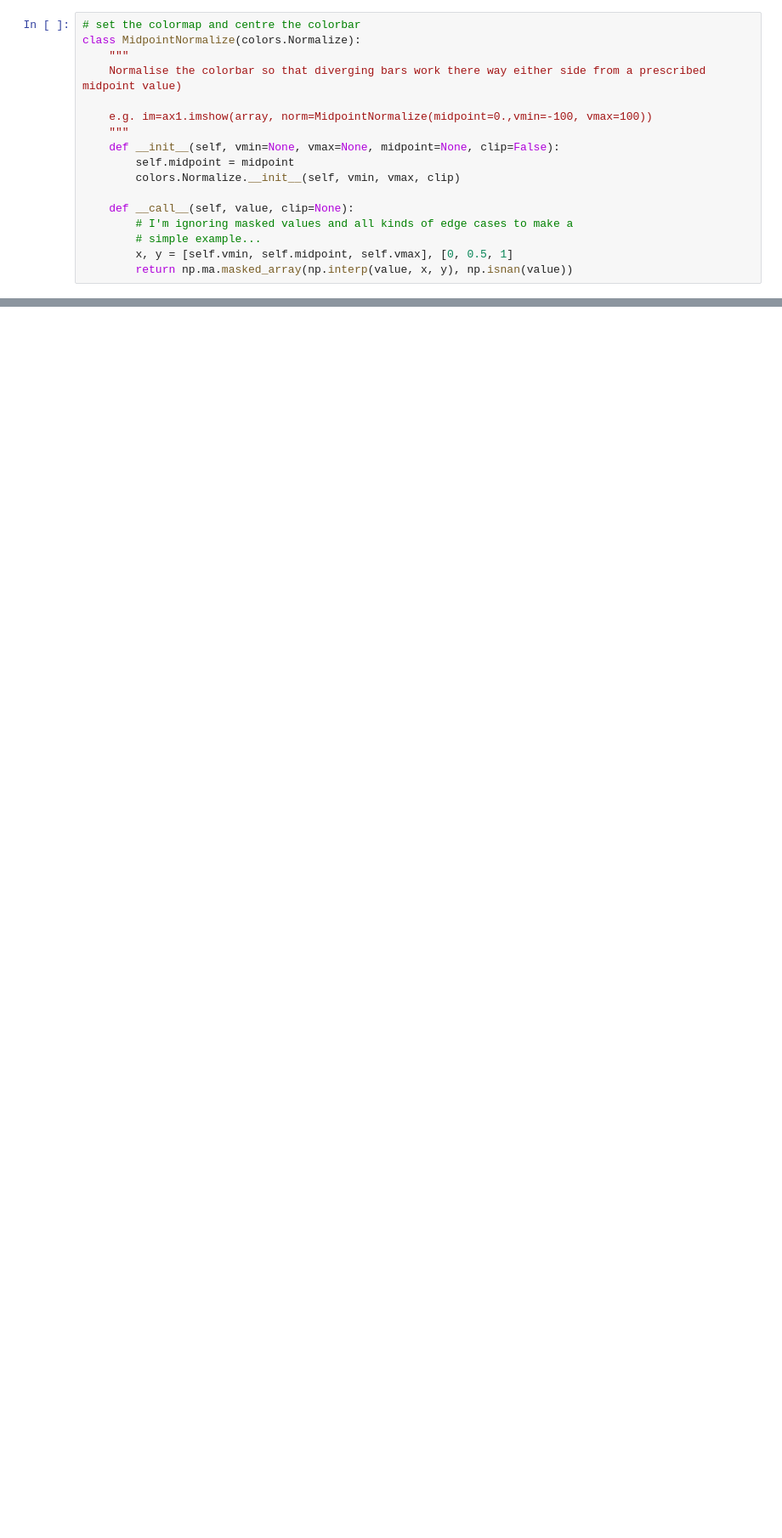
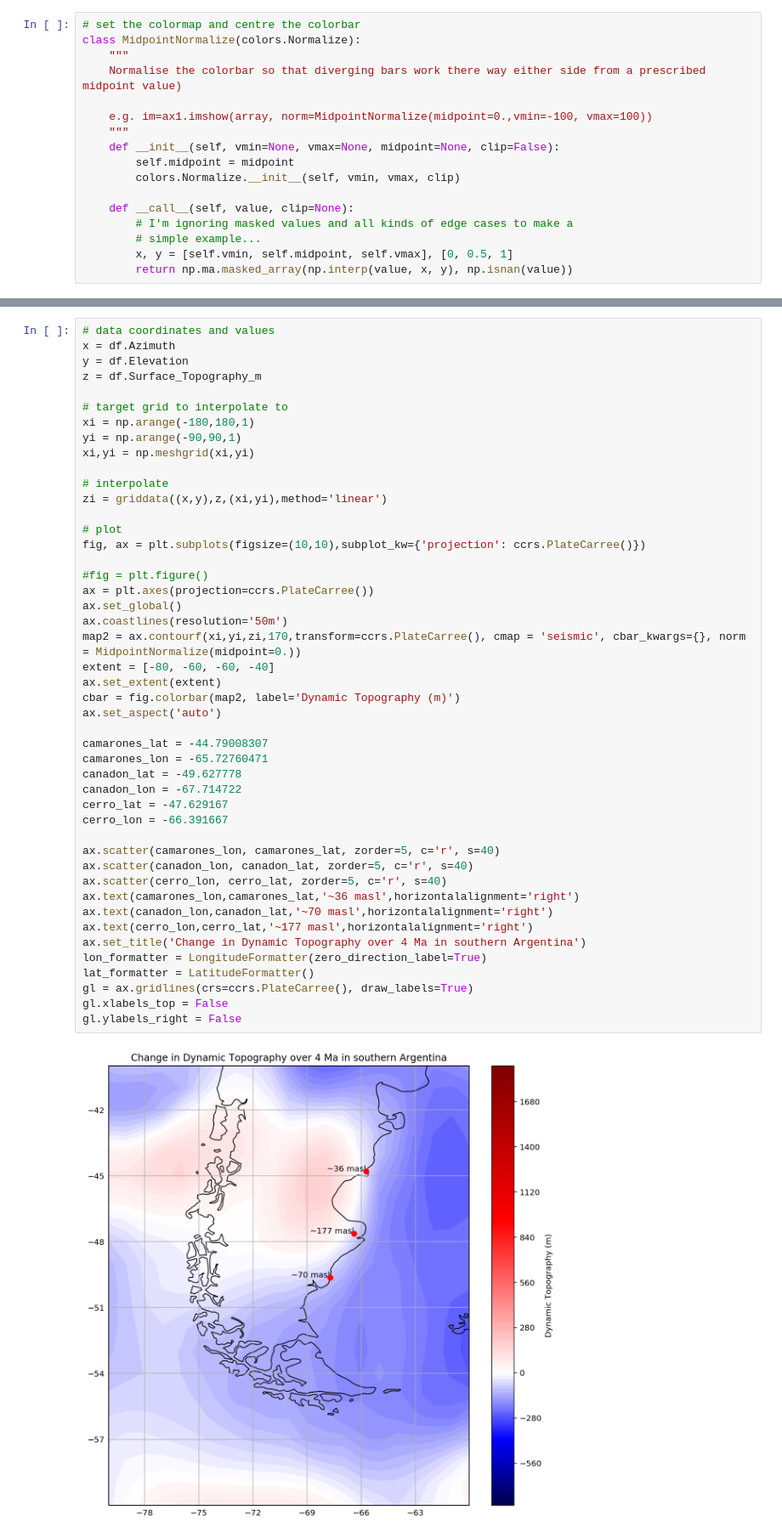
Before and after one commit to ahollyday/RCES_final_project, a Jupyter notebook: RCES_FINAL_PROJ_2019.ipynb, the cells around one changed output, grey strips where cells are left out. Shown at 85% size. Saved outputs shown, nothing was run; the diff lists cells and outputs as text; blank space fills up the shorter version.

```diff
--- a/RCES_FINAL_PROJ_2019.ipynb
+++ b/RCES_FINAL_PROJ_2019.ipynb
@@ -618,0 +115,48 @@ ax3plot = ax3.contourf(xi1,yi1,zi1,30, cmap = 'inferno', cbar_kwargs={})#,transf
+# %%
+# data coordinates and values
+x = df.Azimuth
+y = df.Elevation
+z = df.Surface_Topography_m
+
+# target grid to interpolate to
+xi = np.arange(-180,180,1)
+yi = np.arange(-90,90,1)
+xi,yi = np.meshgrid(xi,yi)
+
+# interpolate
+zi = griddata((x,y),z,(xi,yi),method='linear')
+
+# plot
+fig, ax = plt.subplots(figsize=(10,10),subplot_kw={'projection': ccrs.PlateCarree()})
+
+#fig = plt.figure()
+ax = plt.axes(projection=ccrs.PlateCarree())
+ax.set_global()
+ax.coastlines(resolution='50m')
+map2 = ax.contourf(xi,yi,zi,170,transform=ccrs.PlateCarree(), cmap = 'seismic', cbar_kwargs={}, norm = MidpointNormalize(midpoint=0.))
+extent = [-80, -60, -60, -40]
+ax.set_extent(extent)
+cbar = fig.colorbar(map2, label='Dynamic Topography (m)')
+ax.set_aspect('auto')
+
+camarones_lat = -44.79008307
+camarones_lon = -65.72760471
+canadon_lat = -49.627778
+canadon_lon = -67.714722
+cerro_lat = -47.629167
+cerro_lon = -66.391667
+
+ax.scatter(camarones_lon, camarones_lat, zorder=5, c='r', s=40)
+ax.scatter(canadon_lon, canadon_lat, zorder=5, c='r', s=40)
+ax.scatter(cerro_lon, cerro_lat, zorder=5, c='r', s=40)
+ax.text(camarones_lon,camarones_lat,'~36 masl',horizontalalignment='right')
+ax.text(canadon_lon,canadon_lat,'~70 masl',horizontalalignment='right')
+ax.text(cerro_lon,cerro_lat,'~177 masl',horizontalalignment='right')
+ax.set_title('Change in Dynamic Topography over 4 Ma in southern Argentina')
+lon_formatter = LongitudeFormatter(zero_direction_label=True)
+lat_formatter = LatitudeFormatter()
+gl = ax.gridlines(crs=ccrs.PlateCarree(), draw_labels=True)
+gl.xlabels_top = False
+gl.ylabels_right = False
+# %% [output]
+[figure, added]
```
Also changed, not shown: parts of 75 cells of this notebook.
